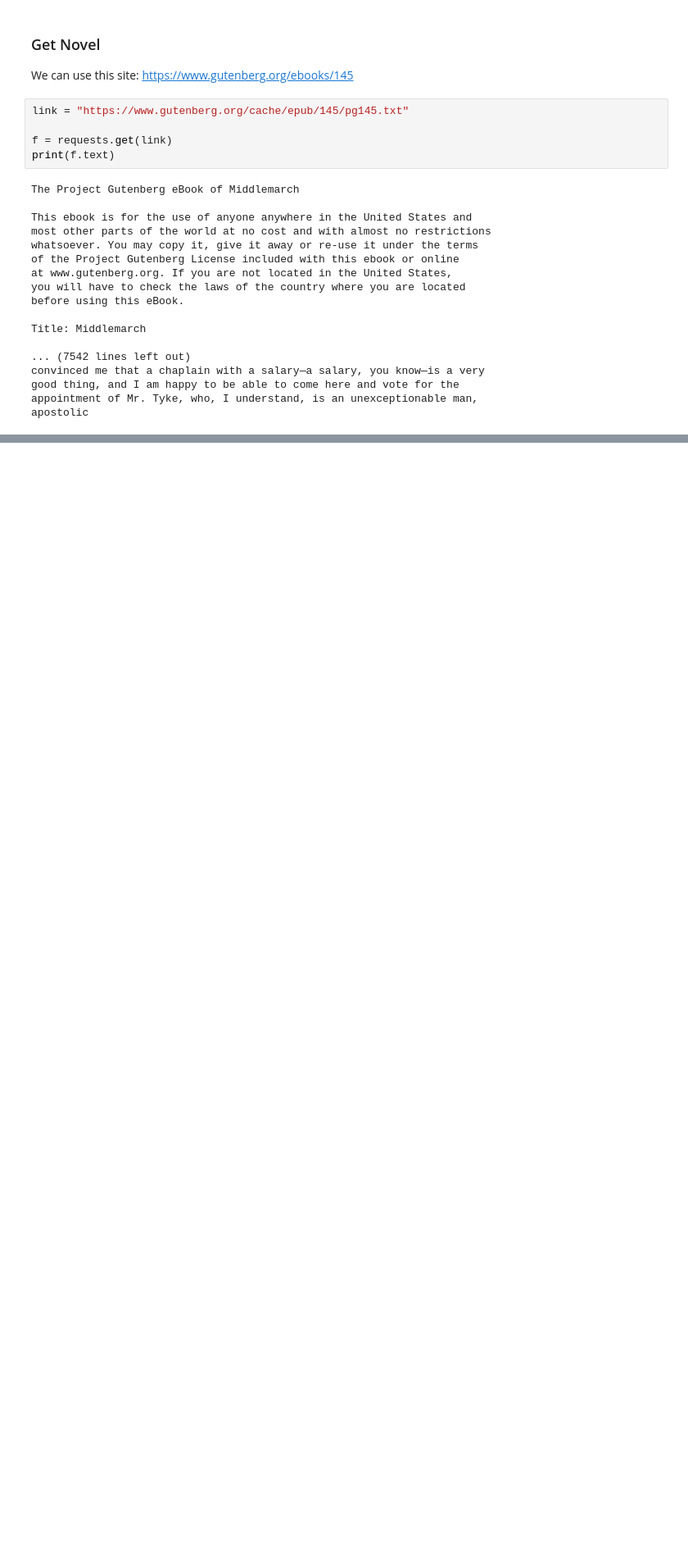
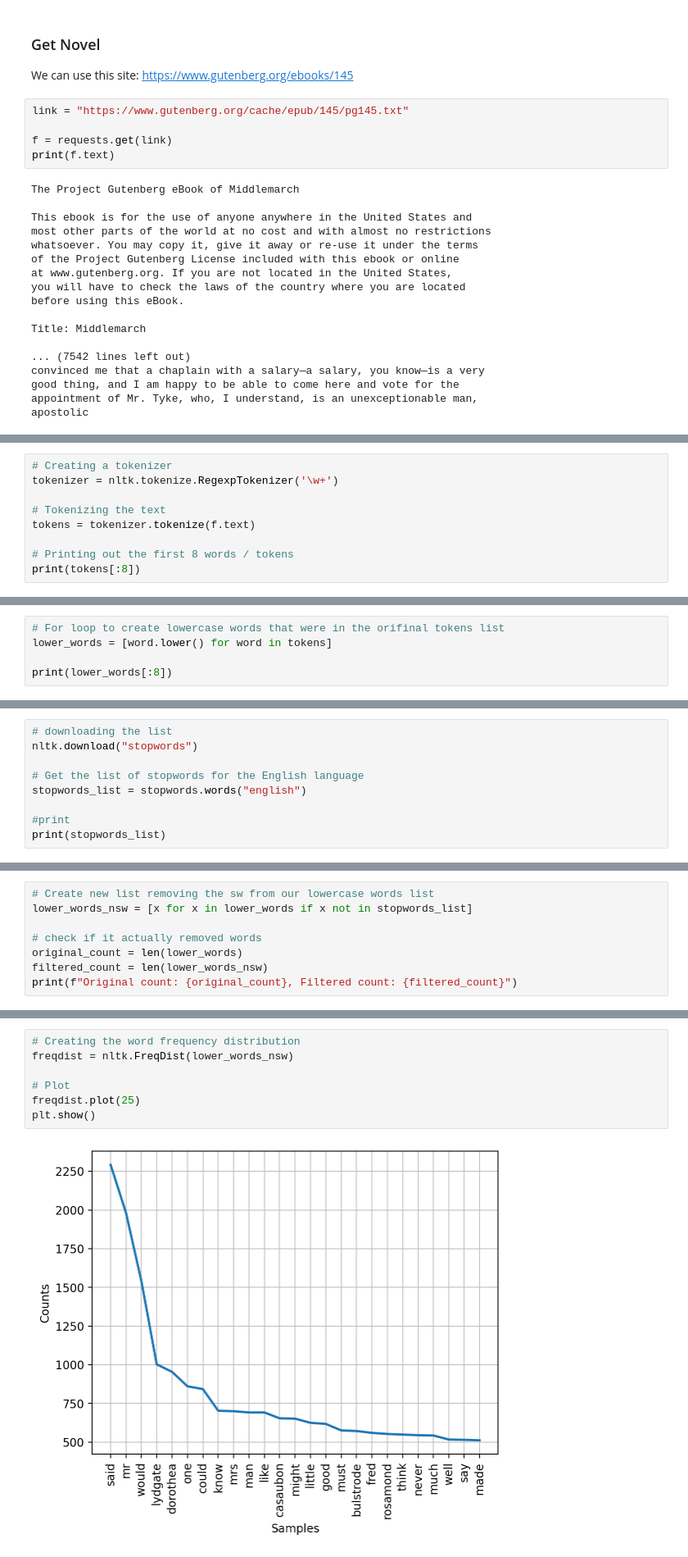
Before and after one commit to sohusain/word-frequency, a Jupyter notebook: word-frequency-middlemarch.ipynb, the cells around one changed output, grey strips where cells are left out. Shown at 82% size. Cells and saved outputs as stored; diff of their text form; blank space fills up the shorter version.

```diff
--- a/word-frequency-middlemarch.ipynb
+++ b/word-frequency-middlemarch.ipynb
@@ -42,0 +49,9 @@ apostolic
+# %%
+# Creating a tokenizer
+tokenizer = nltk.tokenize.RegexpTokenizer('\w+')
+
+# Tokenizing the text
+tokens = tokenizer.tokenize(f.text)
+
+# Printing out the first 8 words / tokens
+print(tokens[:8])
@@ -42,0 +63,5 @@ apostolic
+# %%
+# For loop to create lowercase words that were in the orifinal tokens list
+lower_words = [word.lower() for word in tokens]
+
+print(lower_words[:8])
@@ -42,0 +73,9 @@ apostolic
+# %%
+# downloading the list
+nltk.download("stopwords")
+
+# Get the list of stopwords for the English language
+stopwords_list = stopwords.words("english")
+
+#print
+print(stopwords_list)
@@ -42,0 +121,8 @@ apostolic
+# %%
+# Create new list removing the sw from our lowercase words list
+lower_words_nsw = [x for x in lower_words if x not in stopwords_list]
+
+# check if it actually removed words
+original_count = len(lower_words)
+filtered_count = len(lower_words_nsw)
+print(f"Original count: {original_count}, Filtered count: {filtered_count}")
@@ -42,0 +134,9 @@ apostolic
+# %%
+# Creating the word frequency distribution
+freqdist = nltk.FreqDist(lower_words_nsw)
+
+# Plot
+freqdist.plot(25)
+plt.show()
+# %% [output]
+[figure, added]
```
Also changed, not shown: parts of 13 cells of this notebook.
